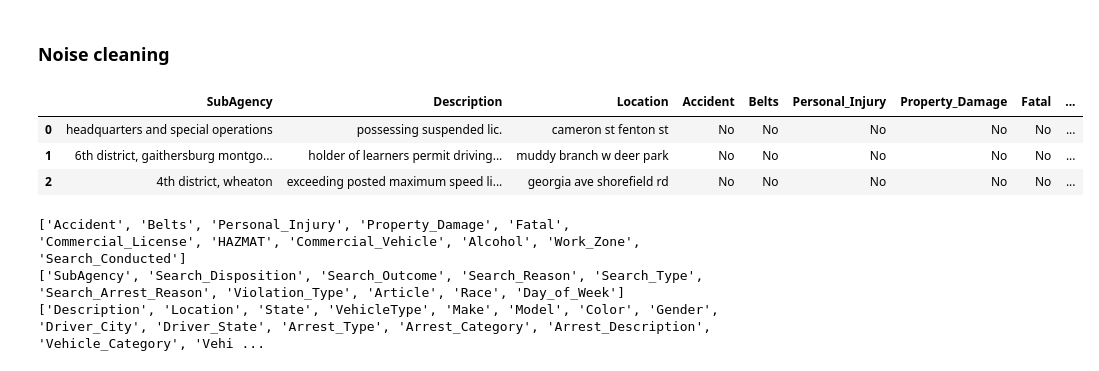
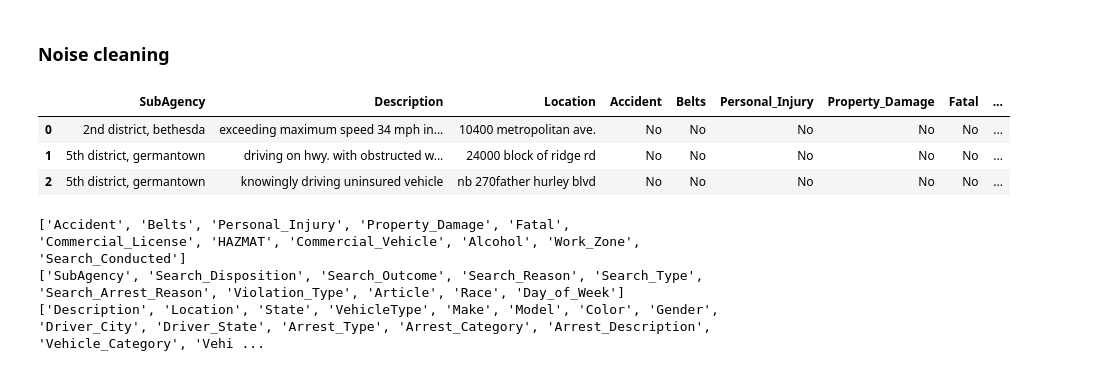
Before and after one commit to avariza/JAQLN-AI, a Jupyter notebook: tasks/model/nlp_preprocessing.ipynb, the cells around one changed output. Saved outputs shown, nothing was run; the diff lists cells and outputs as text; code cells hidden in the pictures.

Commit message:
tokenalization clean

```diff
--- a/tasks/model/nlp_preprocessing.ipynb
+++ b/tasks/model/nlp_preprocessing.ipynb
@@ -38,7 +43,7 @@ random_sample.head()
 # %%
-random_sample[['Arrest_Category', 'Arrest_Description']] = random_sample['Arrest_Type'].apply(lambda x: pd.Series(str(x).split(" - ")))
-random_sample[['Vehicle_Category', 'Vehicle_Type']] = random_sample['VehicleType'].apply(lambda x: pd.Series(str(x).split(" - ")))
+train_sample[['Arrest_Category', 'Arrest_Description']] = train_sample['Arrest_Type'].apply(lambda x: pd.Series(str(x).split(" - ")))
+train_sample[['Vehicle_Category', 'Vehicle_Type']] = train_sample['VehicleType'].apply(lambda x: pd.Series(str(x).split(" - ")))
 # %%
 gender_mapping = {'F': 'woman', 'M': 'man', 'U': 'unidentified'}
-random_sample['Gender'] = random_sample['Gender'].replace(gender_mapping)
+train_sample['Gender'] = train_sample['Gender'].replace(gender_mapping)
 # %%
@@ -54,28 +59,28 @@ random_sample.head()
 # %% [markdown]
 ## Normalization
 # %%
-random_sample['Description'] = random_sample['Description'].str.lower()
-random_sample['SubAgency'] = random_sample['SubAgency'].str.lower()
-random_sample['Location'] = random_sample['Location'].str.lower()
-random_sample['Article'] = random_sample['Article'].str.lower()
-random_sample['Violation_Type'] = random_sample['Violation_Type'].str.lower()
-random_sample['Search_Reason'] = random_sample['Search_Reason'].str.lower()
-random_sample['Search_Type'] = random_sample['Search_Type'].str.lower()
-random_sample['Search_Arrest_Reason'] = random_sample['Search_Arrest_Reason'].str.lower()
-random_sample['Arrest_Description'] = random_sample['Arrest_Description'].str.lower()
-random_sample['Vehicle_Type'] = random_sample['Vehicle_Type'].str.lower()
+train_sample['Description'] = train_sample['Description'].str.lower()
+train_sample['SubAgency'] = train_sample['SubAgency'].str.lower()
+train_sample['Location'] = train_sample['Location'].str.lower()
+train_sample['Article'] = train_sample['Article'].str.lower()
+train_sample['Violation_Type'] = train_sample['Violation_Type'].str.lower()
+train_sample['Search_Reason'] = train_sample['Search_Reason'].str.lower()
+train_sample['Search_Type'] = train_sample['Search_Type'].str.lower()
+train_sample['Search_Arrest_Reason'] = train_sample['Search_Arrest_Reason'].str.lower()
+train_sample['Arrest_Description'] = train_sample['Arrest_Description'].str.lower()
+train_sample['Vehicle_Type'] = train_sample['Vehicle_Type'].str.lower()
 # %% [markdown]
 ### Noise cleaning
 # %%
-random_sample['Description'] = clean_text(random_sample['Description'])
-random_sample['Location'] = clean_text(random_sample['Location'])
-random_sample['SubAgency'] = clean_text(random_sample['SubAgency'])
+train_sample['Description'] = clean_text(train_sample['Description'])
+train_sample['Location'] = clean_text(train_sample['Location'])
+train_sample['SubAgency'] = clean_text(train_sample['SubAgency'])
 # %%
 pd.set_option('display.max_columns', None)
-random_sample.head(3)
+train_sample.head(3)
 # %% [output]
 |  | SubAgency | Description | Location | Accident | Belts | Personal_Injury | Property_Damage | Fatal | ... |
-| 0 | headquarters and special operations | possessing suspended lic. | cameron st fenton st | No | No | No | No | No | ... |
-| 1 | 6th district, gaithersburg montgo... | holder of learners permit driving... | muddy branch w deer park | No | No | No | No | No | ... |
-| 2 | 4th district, wheaton | exceeding posted maximum speed li... | georgia ave shorefield rd | No | No | No | No | No | ... |
+| 0 | 2nd district, bethesda | exceeding maximum speed 34 mph in... | 10400 metropolitan ave. | No | No | No | No | No | ... |
+| 1 | 5th district, germantown | driving on hwy. with obstructed w... | 24000 block of ridge rd | No | No | No | No | No | ... |
+| 2 | 5th district, germantown | knowingly driving uninsured vehicle | nb 270father hurley blvd | No | No | No | No | No | ... |
 # %%
```
Also changed, not shown: parts of 17 cells of this notebook, 7 other files.
